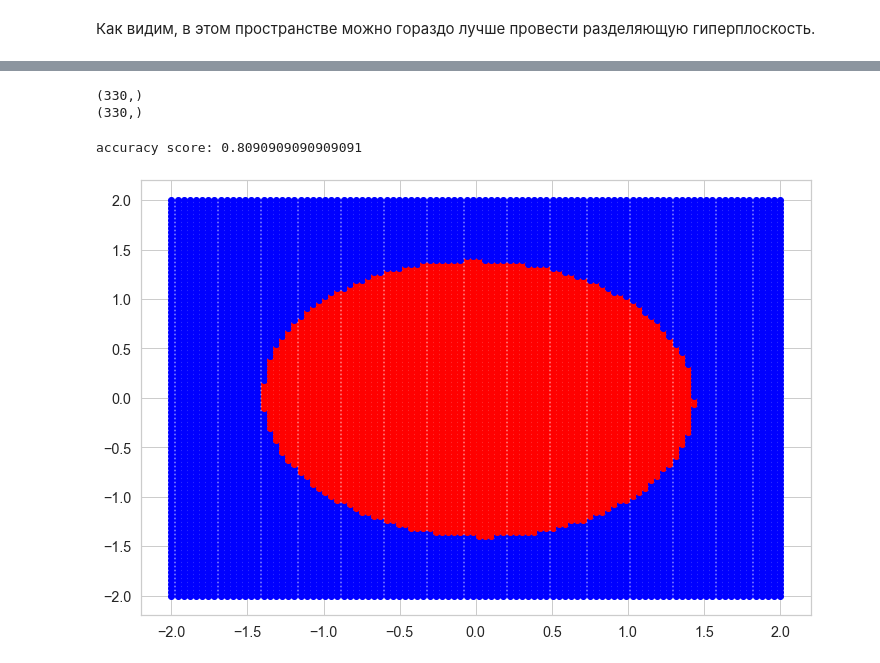
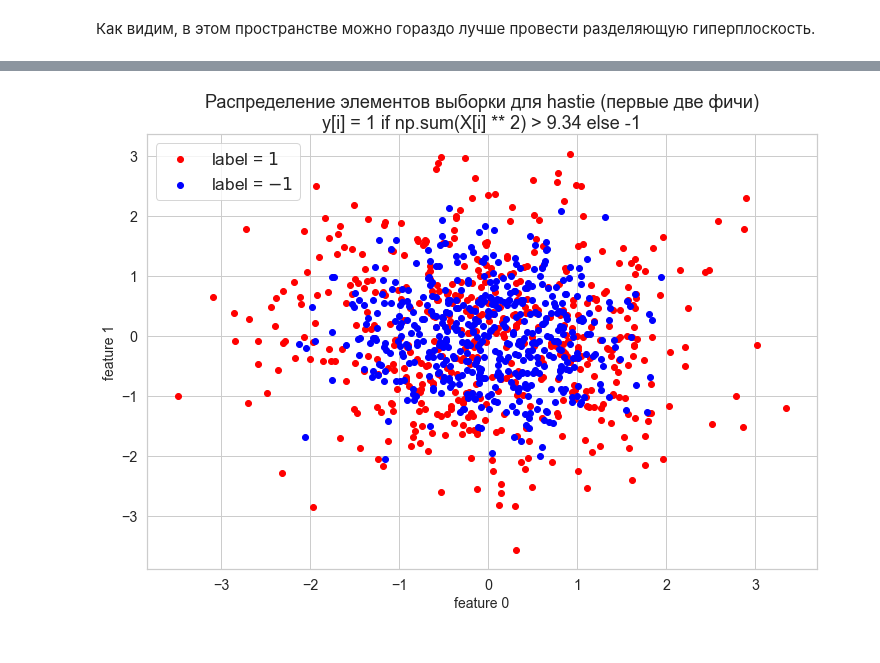
Before and after one commit to bumchik2/KernelTrick, a Jupyter notebook: main.ipynb, the cells around one changed output, grey strips where cells are left out. Drawn from its saved outputs; the diff is of its cells as text; code cells hidden in the pictures.

```diff
--- a/main.ipynb
+++ b/main.ipynb
@@ -537,22 +393,9 @@ y_test_predicted = predict(X_test_poly, res['x'])
-# %%
-print(y_test_poly.shape)
-print(y_test_predicted.shape)
-# %% [output]
-(330,)
-(330,)
-# %%
-print('accuracy score:', accuracy_score(y_test_poly, y_test_predicted))
-# %% [output]
-accuracy score: 0.8090909090909091
-# %%
-plt.figure(figsize=(12, 8))
-x_grid = np.linspace(-2, 2, 100)
-for x0 in x_grid:
-    for x1 in x_grid:
-        x_sample = np.array([x0**2, x1**2, 2**0.5 * x0 * x1, x0, x1, 1]).reshape(1, -1)
-        y = predict(x_sample, res['x'])[0]
-        color = 'r' if y == 1 else 'b'
-        plt.scatter(x0, x1, c=color)
-plt.show()
-# %% [output]
-[figure, removed]
+# %%
+X_hastie, y_hastie = make_hastie_10_2(n_samples=1000)
+X_hastie = preprocessing.scale(X_hastie)
+X_train_hastie, X_test_hastie, y_train_hastie, y_test_hastie = train_test_split(X_hastie, y_hastie, test_size=0.33, random_state=42)
+# %%
+plot_data(X_hastie[:,:2], y_hastie, 'Распределение элементов выборки для hastie (первые две фичи)\n' +
+          'y[i] = 1 if np.sum(X[i] ** 2) > 9.34 else -1')
+# %% [output]
+[figure, added]
```
Also changed, not shown: parts of 101 cells of this notebook, 2 other files.
